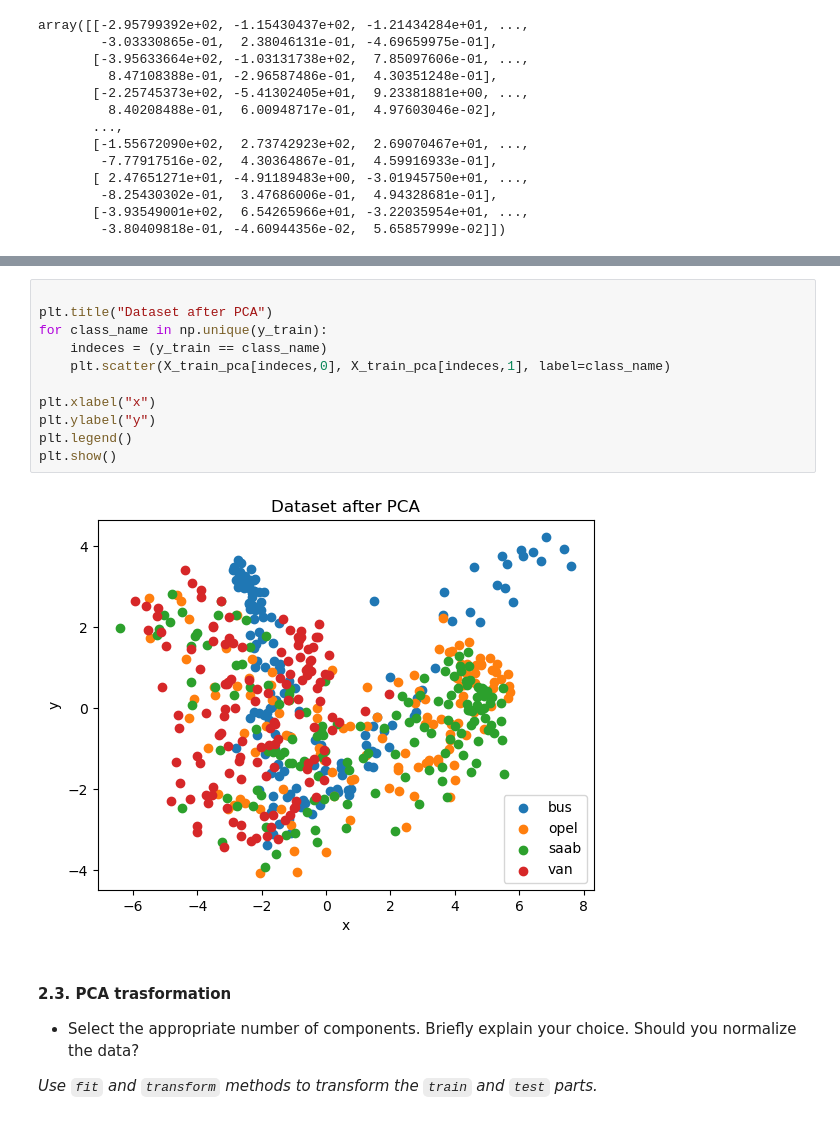
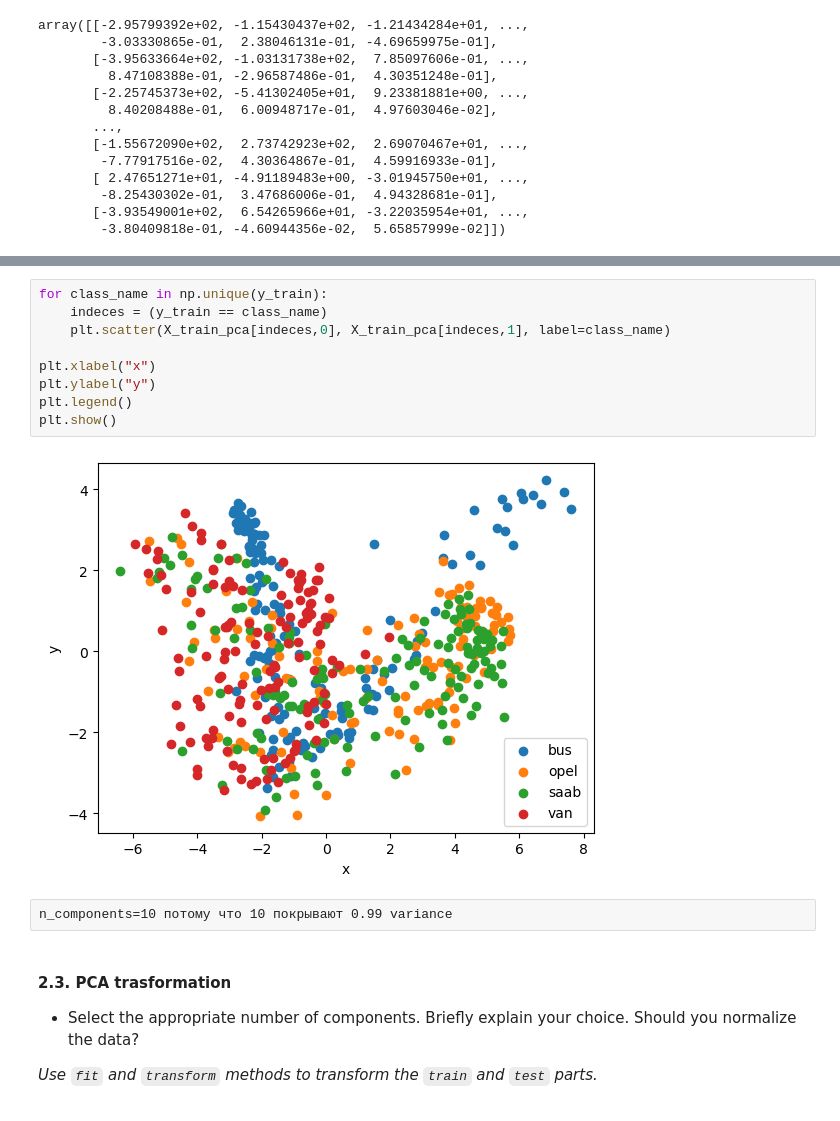
Before and after one commit to romaz21/ml-course, a Jupyter notebook: homeworks/lab01_ml_pipeline/lab01_part2_ml_pipeline.ipynb, the cells around one changed output, grey strips where cells are left out. Drawn from its saved outputs; the diff is of its cells as text.

```diff
--- a/homeworks/lab01_ml_pipeline/lab01_part2_ml_pipeline.ipynb
+++ b/homeworks/lab01_ml_pipeline/lab01_part2_ml_pipeline.ipynb
@@ -193,18 +190,18 @@ plt.show()
 # %% [output]
 [figure]
 # %%
-
-plt.title("Dataset after PCA")
 for class_name in np.unique(y_train):
     indeces = (y_train == class_name)
     plt.scatter(X_train_pca[indeces,0], X_train_pca[indeces,1], label=class_name)
 
 plt.xlabel("x")
 plt.ylabel("y")
 plt.legend()
 plt.show()
 # %% [output]
-[figure, old version]
+[figure, new version]
+# %% [raw]
+n_components=10 потому что 10 покрывают 0.99 variance
 # %% [markdown]
 #### 2.3. PCA trasformation
 * Select the appropriate number of components. Briefly explain your choice. Should you normalize the data?
```
Also changed, not shown: parts of 23 cells of this notebook, 2 other files.
